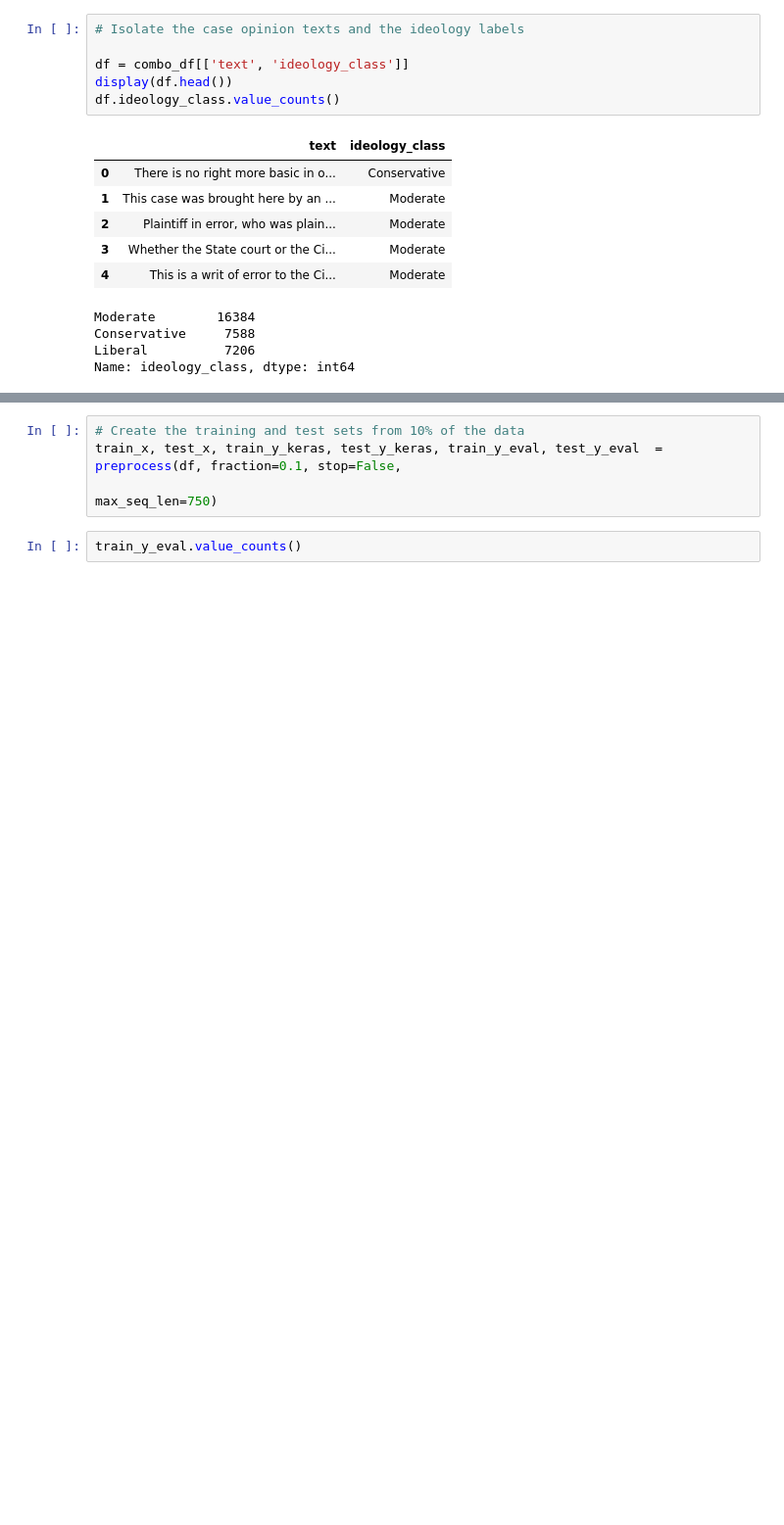
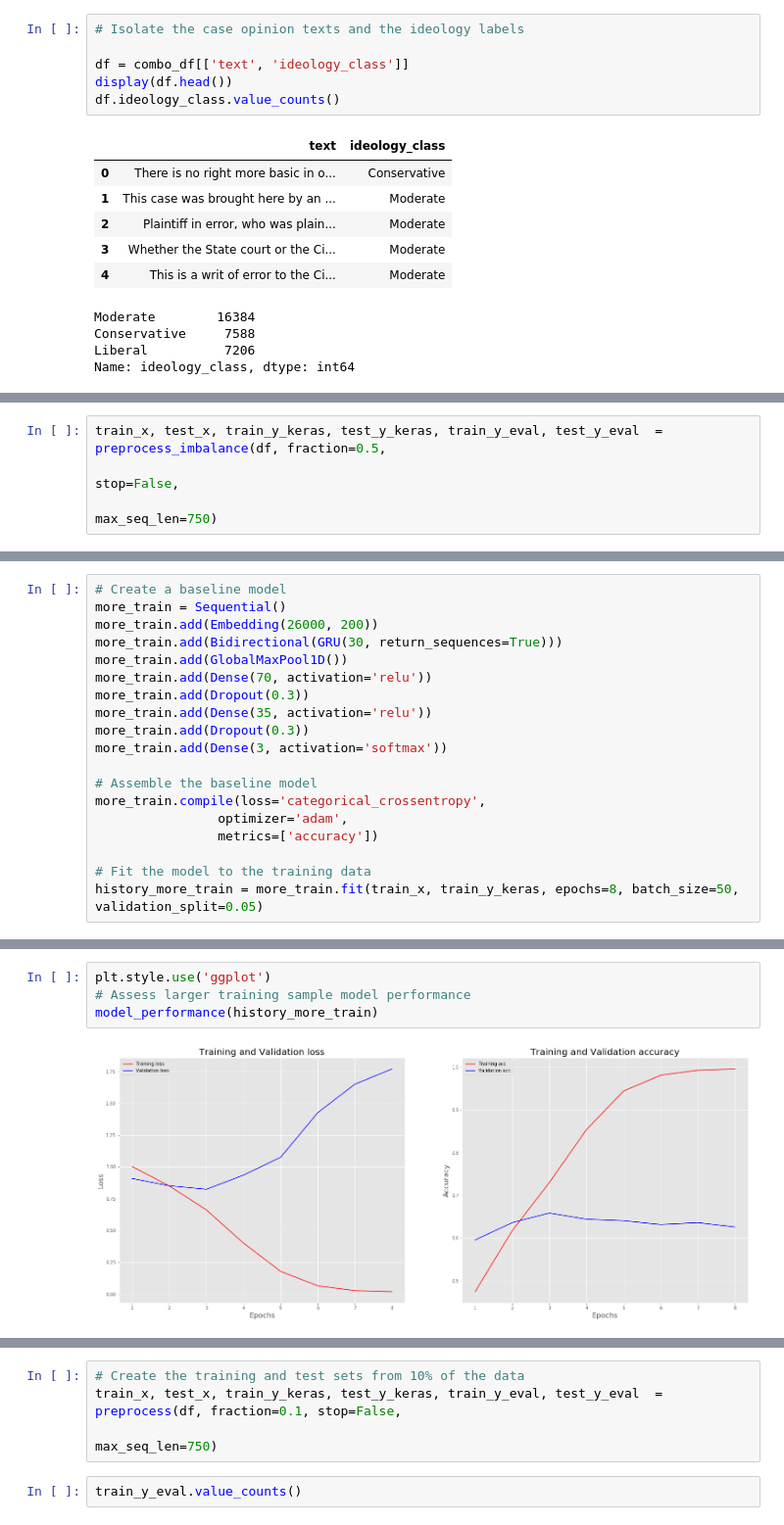
Before and after one commit to kpokrass/Supreme_Court_Case_Ideology, a Jupyter notebook: final_notebook.ipynb, the cells around one changed output, grey strips where cells are left out. Shown at 98% size. Saved outputs shown, nothing was run; the diff lists cells and outputs as text; blank space fills up the shorter version.

```diff
--- a/final_notebook.ipynb
+++ b/final_notebook.ipynb
@@ -1533,0 +1712,4 @@ Name: ideology_class, dtype: int64
+# %%
+train_x, test_x, train_y_keras, test_y_keras, train_y_eval, test_y_eval  = preprocess_imbalance(df, fraction=0.5,
+                                                                                                stop=False,
+                                                                                                max_seq_len=750)
@@ -1533,0 +1723,19 @@ Name: ideology_class, dtype: int64
+# %%
+# Create a baseline model
+more_train = Sequential()
+more_train.add(Embedding(26000, 200))
+more_train.add(Bidirectional(GRU(30, return_sequences=True)))
+more_train.add(GlobalMaxPool1D())
+more_train.add(Dense(70, activation='relu'))
+more_train.add(Dropout(0.3))
+more_train.add(Dense(35, activation='relu'))
+more_train.add(Dropout(0.3))
+more_train.add(Dense(3, activation='softmax'))
+
+# Assemble the baseline model
+more_train.compile(loss='categorical_crossentropy',
+                optimizer='adam',
+                metrics=['accuracy'])
+
+# Fit the model to the training data
+history_more_train = more_train.fit(train_x, train_y_keras, epochs=8, batch_size=50, validation_split=0.05)
@@ -1533,0 +1760,6 @@ Name: ideology_class, dtype: int64
+# %%
+plt.style.use('ggplot')
+# Assess larger training sample model performance
+model_performance(history_more_train)
+# %% [output]
+[figure, added]
```
Also changed, not shown: parts of 84 cells of this notebook.
